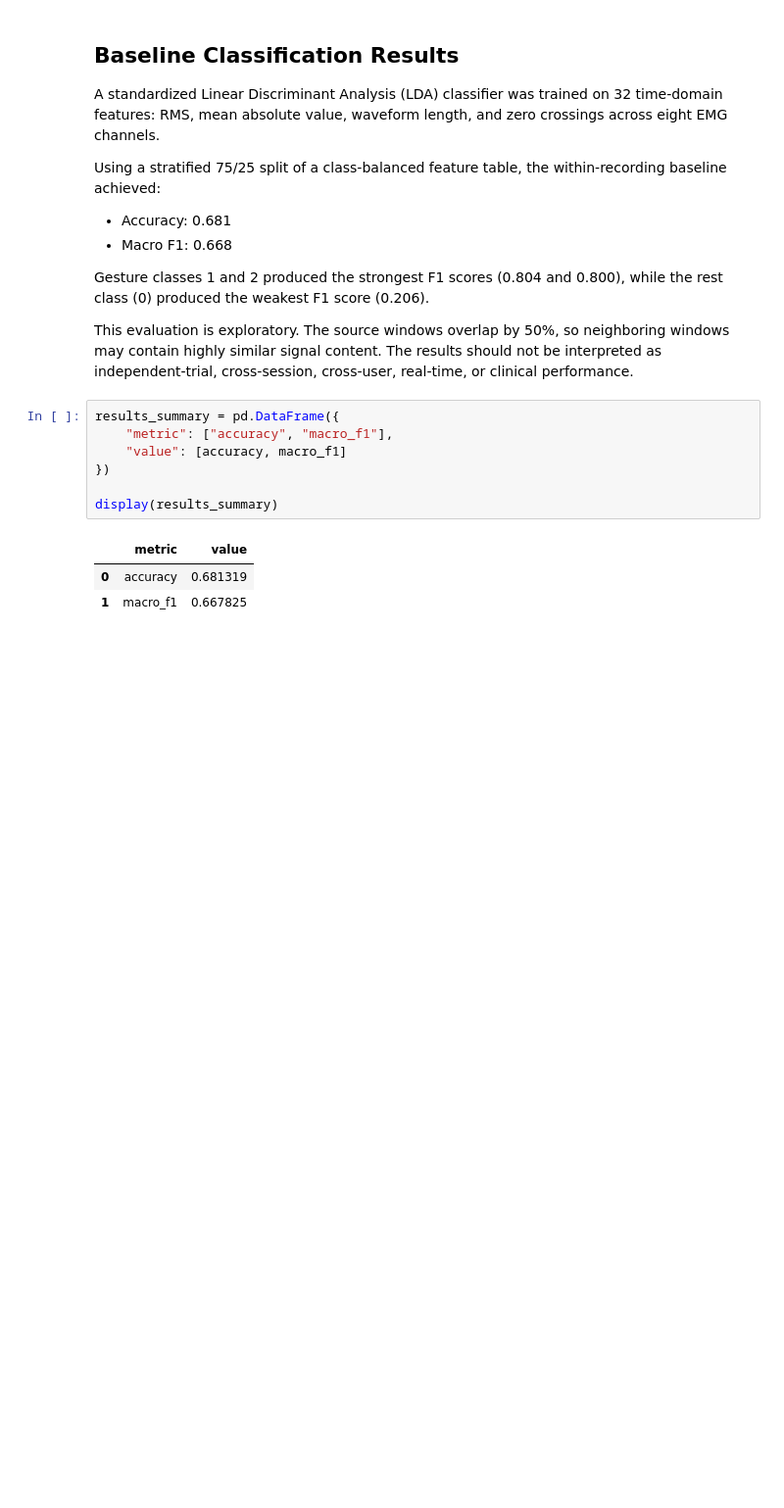
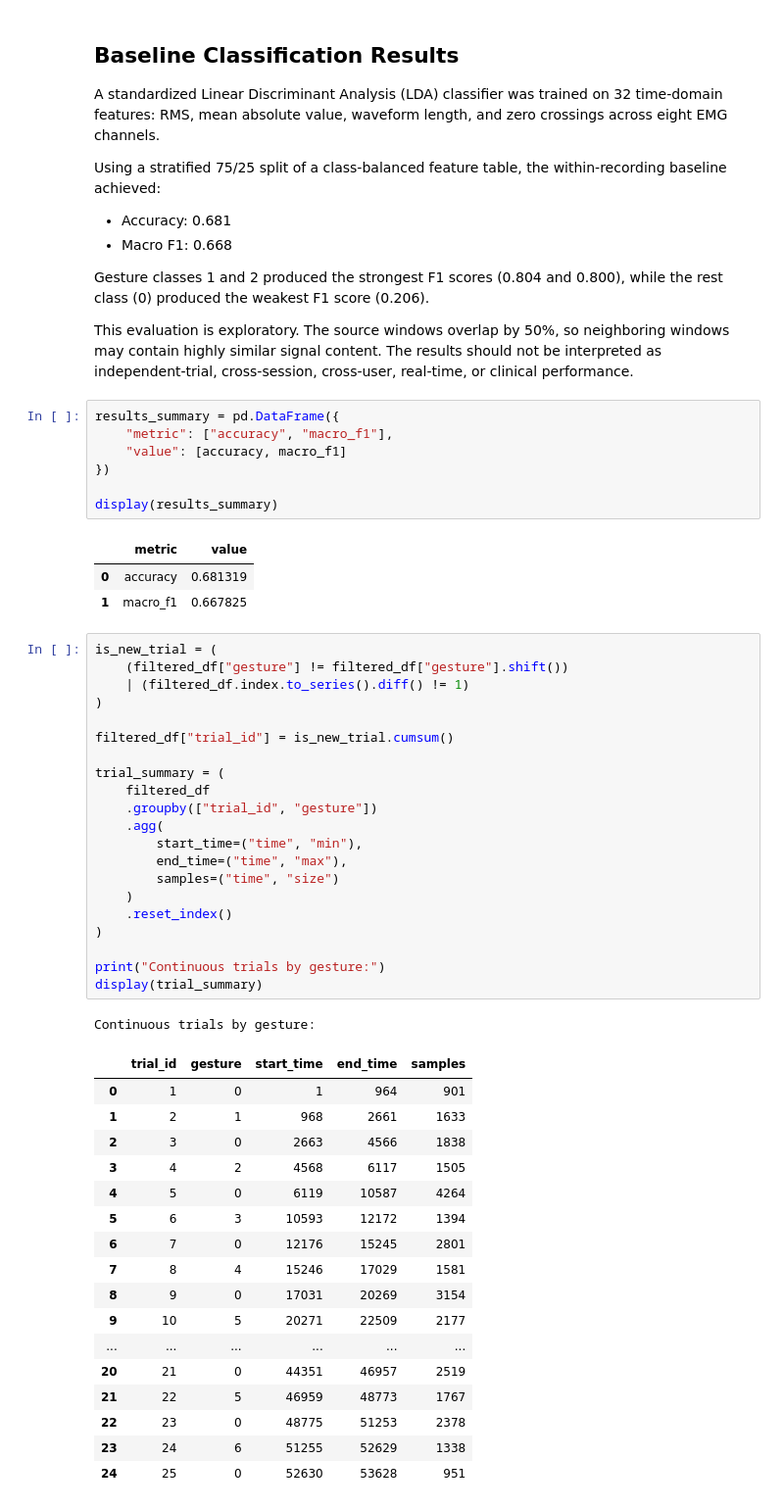
Before and after one commit to JediNoahMio65/emg-gesture-decoding-pipeline, a Jupyter notebook: notebooks/03_extract_emg_features.ipynb, the cells around one changed output. Shown at 98% size. Drawn from its saved outputs; the diff is of its cells as text; blank space fills up the shorter version.

```diff
--- a/notebooks/03_extract_emg_features.ipynb
+++ b/notebooks/03_extract_emg_features.ipynb
@@ -370,3 +370,43 @@ display(results_summary)
 |  | metric | value |
 | 0 | accuracy | 0.681319 |
 | 1 | macro_f1 | 0.667825 |
+# %%
+is_new_trial = (
+    (filtered_df["gesture"] != filtered_df["gesture"].shift())
+    | (filtered_df.index.to_series().diff() != 1)
+)
+
+filtered_df["trial_id"] = is_new_trial.cumsum()
+
+trial_summary = (
+    filtered_df
+    .groupby(["trial_id", "gesture"])
+    .agg(
+        start_time=("time", "min"),
+        end_time=("time", "max"),
+        samples=("time", "size")
+    )
+    .reset_index()
+)
+
+print("Continuous trials by gesture:")
+display(trial_summary)
+# %% [output]
+Continuous trials by gesture:
+|  | trial_id | gesture | start_time | end_time | samples |
+| 0 | 1 | 0 | 1 | 964 | 901 |
+| 1 | 2 | 1 | 968 | 2661 | 1633 |
+| 2 | 3 | 0 | 2663 | 4566 | 1838 |
+| 3 | 4 | 2 | 4568 | 6117 | 1505 |
+| 4 | 5 | 0 | 6119 | 10587 | 4264 |
+| 5 | 6 | 3 | 10593 | 12172 | 1394 |
+| 6 | 7 | 0 | 12176 | 15245 | 2801 |
+| 7 | 8 | 4 | 15246 | 17029 | 1581 |
+| 8 | 9 | 0 | 17031 | 20269 | 3154 |
+| 9 | 10 | 5 | 20271 | 22509 | 2177 |
+| ... | ... | ... | ... | ... | ... |
+| 20 | 21 | 0 | 44351 | 46957 | 2519 |
+| 21 | 22 | 5 | 46959 | 48773 | 1767 |
+| 22 | 23 | 0 | 48775 | 51253 | 2378 |
+| 23 | 24 | 6 | 51255 | 52629 | 1338 |
+| 24 | 25 | 0 | 52630 | 53628 | 951 |
```
Also changed, not shown: parts of 13 cells of this notebook.
